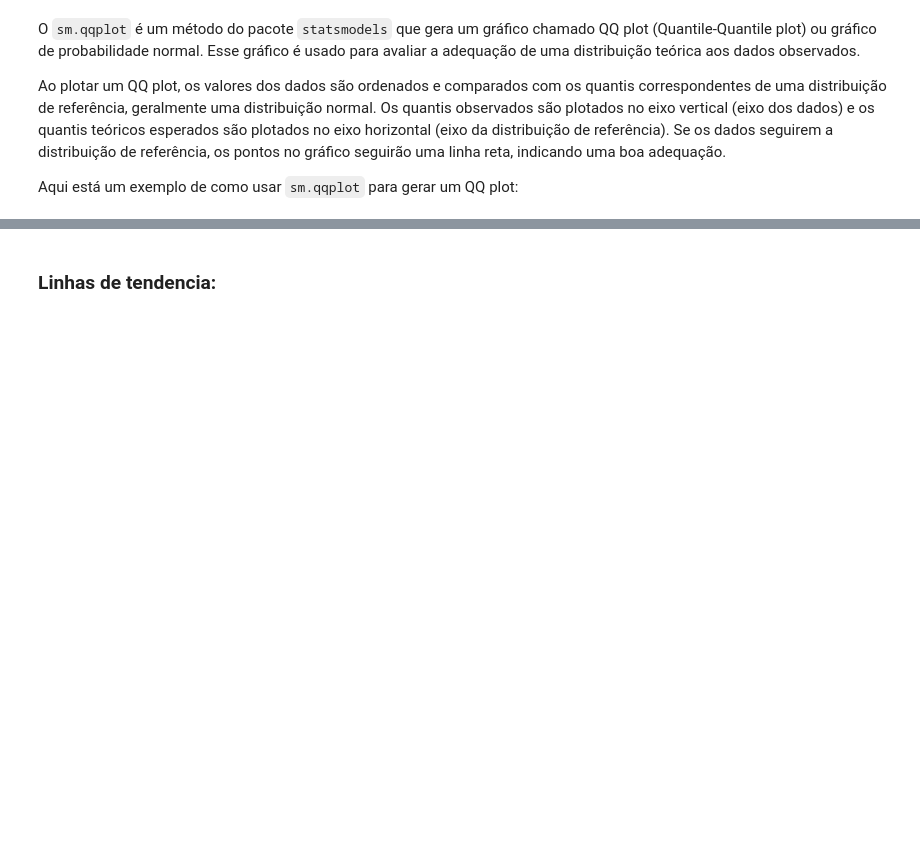
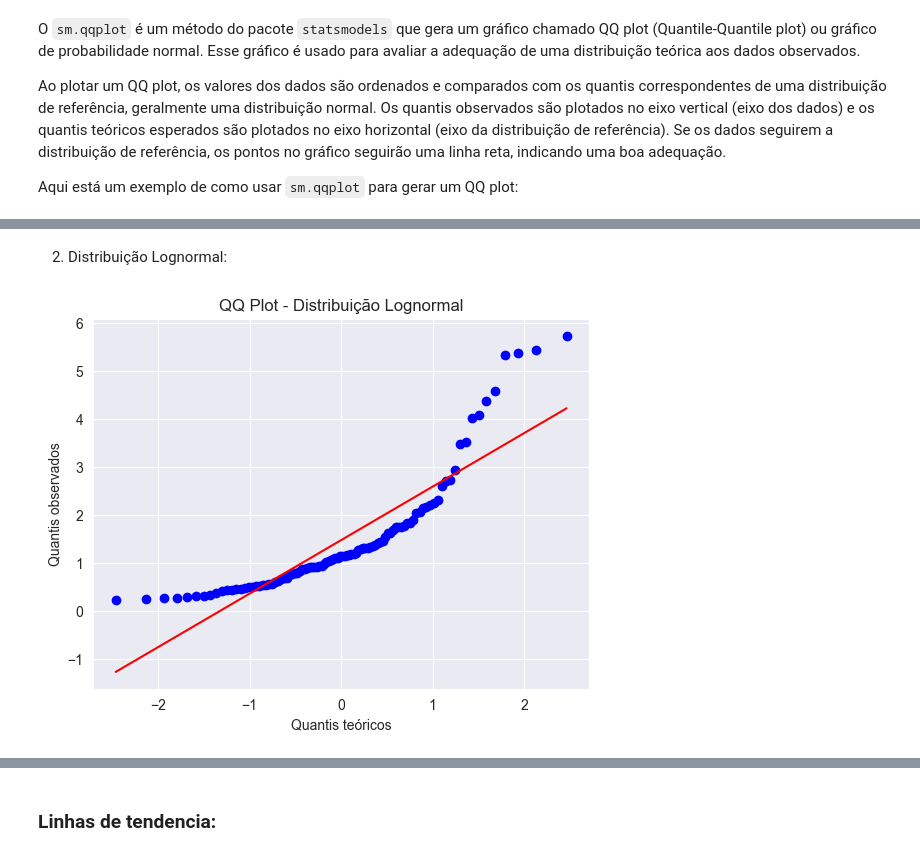
Before and after one commit to NULLBYTE-RGH/Sistemas-e-Sinais, a Jupyter notebook: Resumo.ipynb, the cells around one changed output, grey strips where cells are left out. Cells and saved outputs as stored; diff of their text form; code cells hidden in the pictures; blank space fills up the shorter version.

```diff
--- a/Resumo.ipynb
+++ b/Resumo.ipynb
@@ -781,0 +854,17 @@ Negative Binomial: stats.nbinom
+# %% [markdown]
+2. Distribuição Lognormal:
+# %%
+import scipy.stats as stats
+import matplotlib.pyplot as plt
+
+# Dados de exemplo
+dados_lognormal = stats.lognorm.rvs(s=0.8, size=100)
+
+# Gráfico de probabilidade lognormal
+stats.probplot(dados_lognormal, plot=plt)
+plt.title('QQ Plot - Distribuição Lognormal')
+plt.xlabel('Quantis teóricos')
+plt.ylabel('Quantis observados')
+plt.show()
+# %% [output]
+[figure, added]
```
Also changed, not shown: parts of 15 cells of this notebook.
